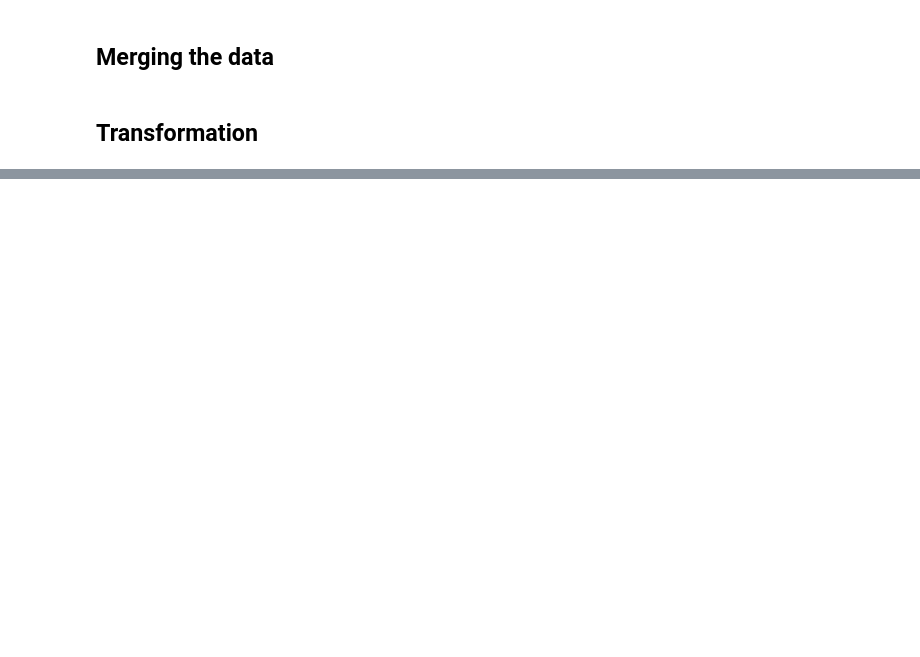
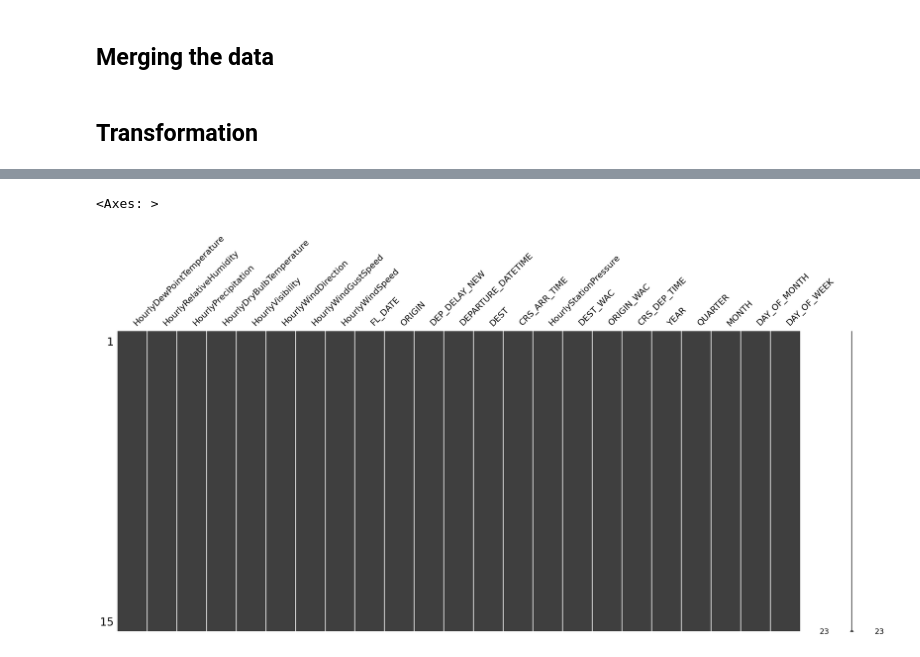
Before and after one commit to rezaqorbani/flight-delay-predictor, a Jupyter notebook: feature_engineering/new_data_pipeline.ipynb, the cells around one changed output, grey strips where cells are left out. Cells and saved outputs as stored; diff of their text form; code cells hidden in the pictures; blank space fills up the shorter version.

```diff
--- a/feature_engineering/new_data_pipeline.ipynb
+++ b/feature_engineering/new_data_pipeline.ipynb
@@ -371,0 +383,7 @@ msno.matrix(weather_delay_data)
+# %%
+# remove rows with missing values
+weather_delay_data = weather_delay_data.dropna()
+msno.matrix(weather_delay_data)
+# %% [output]
+<Axes: >
+[figure, added]
```
Also changed, not shown: parts of 8 cells of this notebook.
